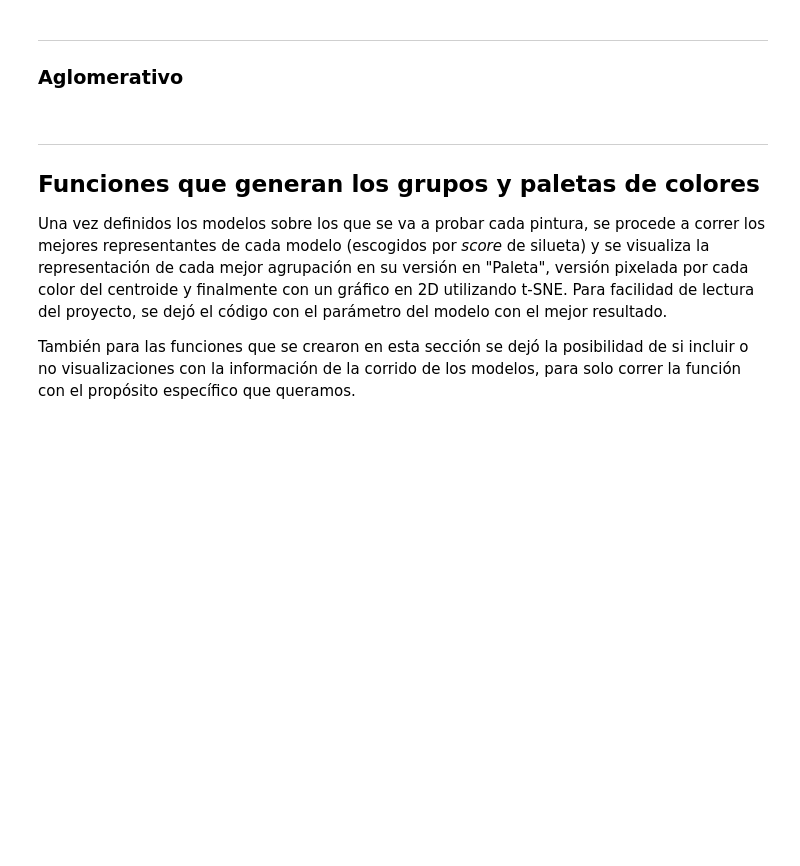
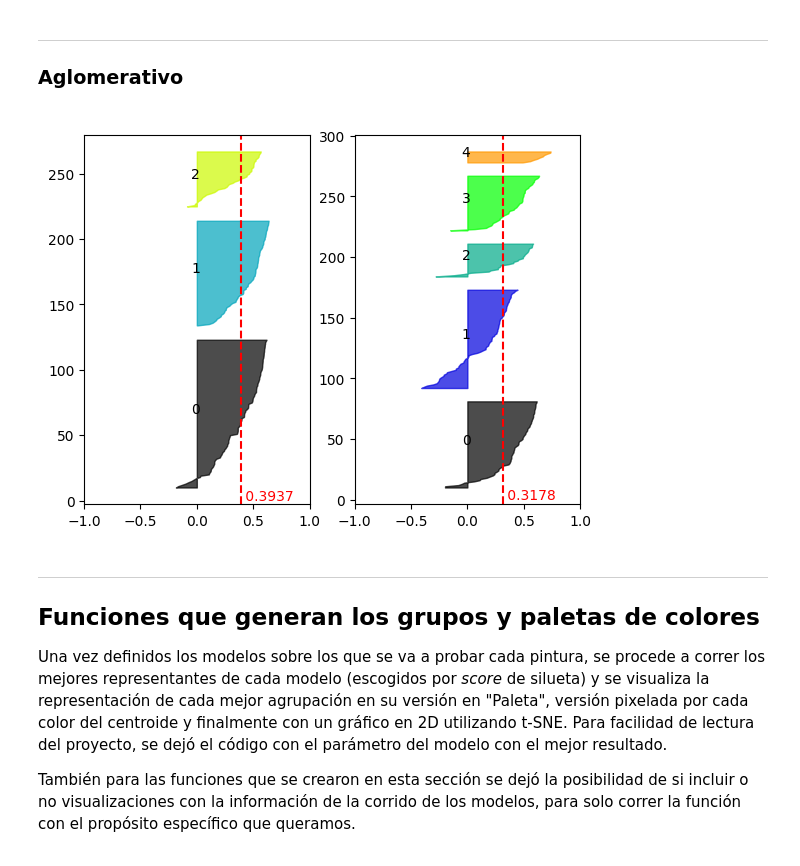
Before and after one commit to Jorbnc/MAIA-UL, a Jupyter notebook: 03_UL_microproyecto_01.ipynb, the cells around one changed output. Drawn from its saved outputs; the diff is of its cells as text; code cells hidden in the pictures; blank space fills up the shorter version.

Commit message:
Probando mean shift vs. aglomerativo

```diff
--- a/03_UL_microproyecto_01.ipynb
+++ b/03_UL_microproyecto_01.ipynb
@@ -650,6 +651,42 @@ def Agglomerative_silhouette(X: np.ndarray, Kmin: int = 5, Kmax: int = 7, n_jobs
     centroids_RGB_img = centroides_no_reshape.reshape((1, mejor_K, 3))
 
     return centroids_RGB_img, mejor_modelo.labels_, centroides_no_reshape
+# %%
+import matplotlib.cm as cm
+
+def foo():
+    img, rgb, lab = cargar_img_RGB_LAB_downsample(img3, factor=0.010)
+    X = img_to_tabular(lab)
+    X, scaler = estandarizar(X)
+
+    # Mean Shift
+    bw = estimate_bandwidth(X, quantile=0.2, n_samples=500)
+    ms = MeanShift(bandwidth=bw, bin_seeding=True).fit(X)
+    ms_labels, ms_sil = ms.labels_, silhouette_samples(X, ms.labels_)
+
+    # Aglomerativo
+    agg = AgglomerativeClustering(n_clusters=5, metric='euclidean', linkage='average').fit(X)
+    agg_labels, agg_sil = np.array(agg.labels_), silhouette_samples(X, agg.labels_)
+    #print(silhouette_score(X, agg_labels))
+
+    fig, (ax1, ax2) = plt.subplots(1, 2)
+    def plot_sil(ax, sil, labs, n):
+        ax.set_xlim([-1, 1]); y = 10
+        for i in range(n):
+            s = np.sort(sil[labs == i]); l = len(s)
+            ax.fill_betweenx(np.arange(y, y+l), 0, s, facecolor=cm.nipy_spectral(i/n), edgecolor=cm.nipy_spectral(i/n), alpha=0.7)
+            ax.text(-0.05, y+0.5*l, str(i)); y += l+10
+        avg_sil = np.mean(sil)
+        ax.axvline(avg_sil, color='red', linestyle='--')
+        ax.text(avg_sil, 0.5, f"{avg_sil: .4f}", color='red')
+
+    plot_sil(ax1, ms_sil, ms_labels, len(np.unique(ms_labels)))
+    plot_sil(ax2, agg_sil, agg_labels, 5)
+    #print(agg_sil)
+
+foo()
+# %% [output]
+[figure, added]
 # %% [markdown]
 ***
 <span style="font-family:Cambria Math">
```
Also changed, not shown: parts of 12 cells of this notebook.
